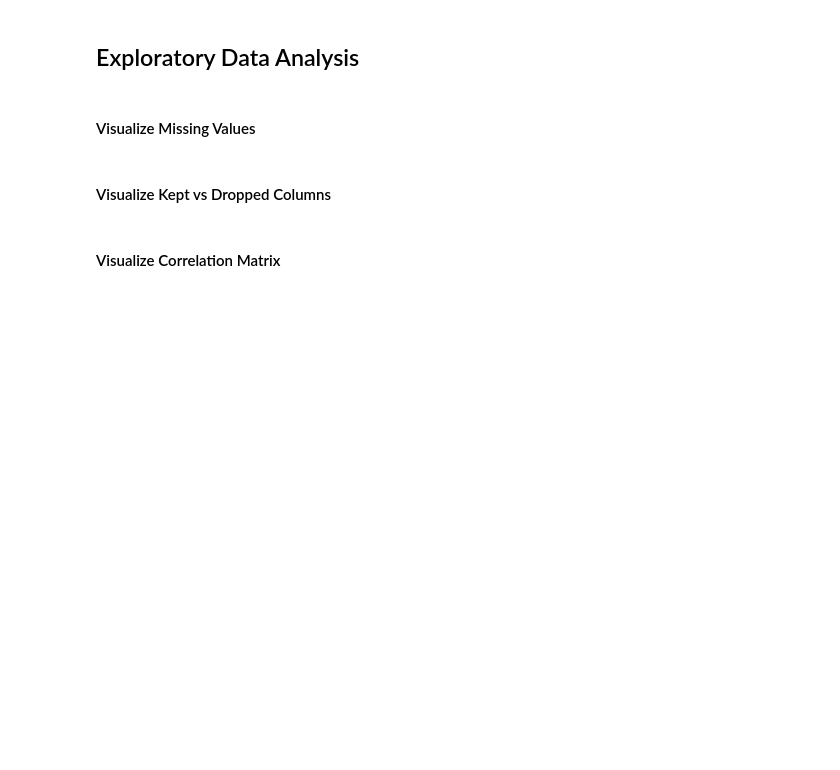
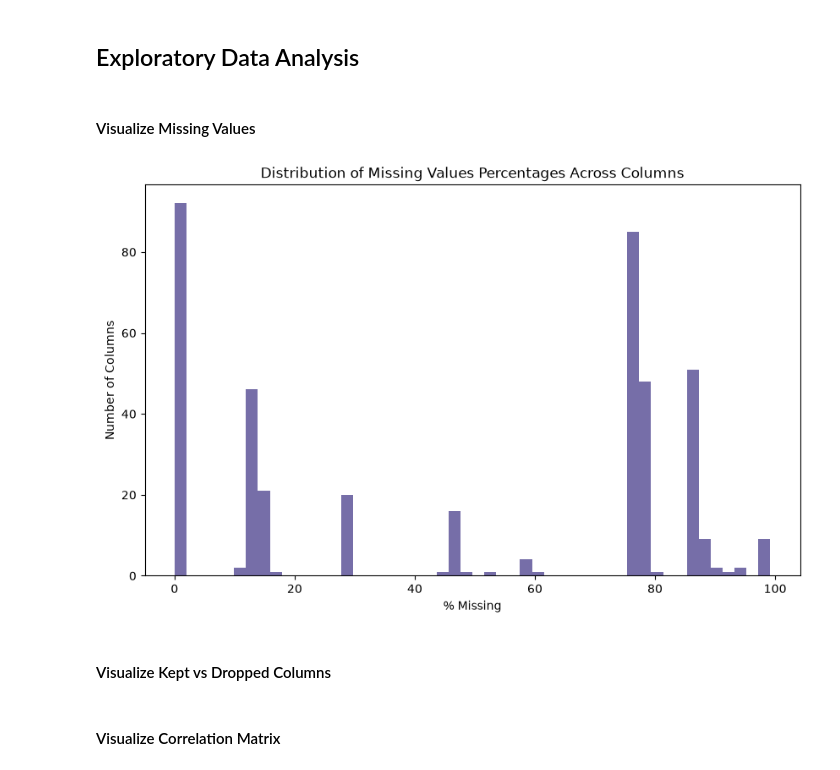
Before and after one commit to NDubelovskyi/CreditCardFraudDetection, a Jupyter notebook: notebooks/1_data_prep_and_eda.ipynb, the cells around one changed output. Cells and saved outputs as stored; diff of their text form; code cells hidden in the pictures; blank space fills up the shorter version.

Commit message:
Visualizing Missing Values as Percentages

```diff
--- a/notebooks/1_data_prep_and_eda.ipynb
+++ b/notebooks/1_data_prep_and_eda.ipynb
@@ -205,6 +210,20 @@ X_test = normalizer.transform(X_test)
 ## Exploratory Data Analysis
 # %% [markdown]
 #### Visualize Missing Values
+# %%
+# Visualize Missing Values
+missing_percentages = df.isnull().mean() * 100
+missing_percentages = missing_percentages[missing_percentages > 0].sort_values(ascending=False)
+
+plt.figure(figsize=(10, 6))
+sns.histplot(missing_percentages, bins=50, kde=False, edgecolor='none', color='darkslateblue')
+plt.title('Distribution of Missing Values Percentages Across Columns')
+plt.xlabel('% Missing')
+plt.ylabel('Number of Columns')
+plt.savefig('../reports/figures/missing_percentages.png')
+plt.show()
+# %% [output]
+[figure, added]
 # %% [markdown]
 #### Visualize Kept vs Dropped Columns
 # %% [markdown]
```
Also changed, not shown: parts of 1 cell of this notebook, 2 other files.
